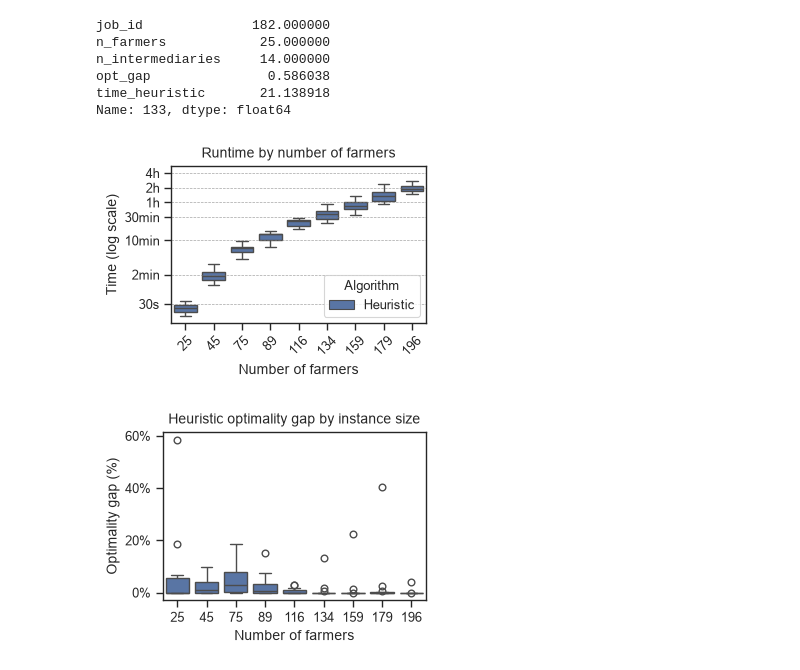
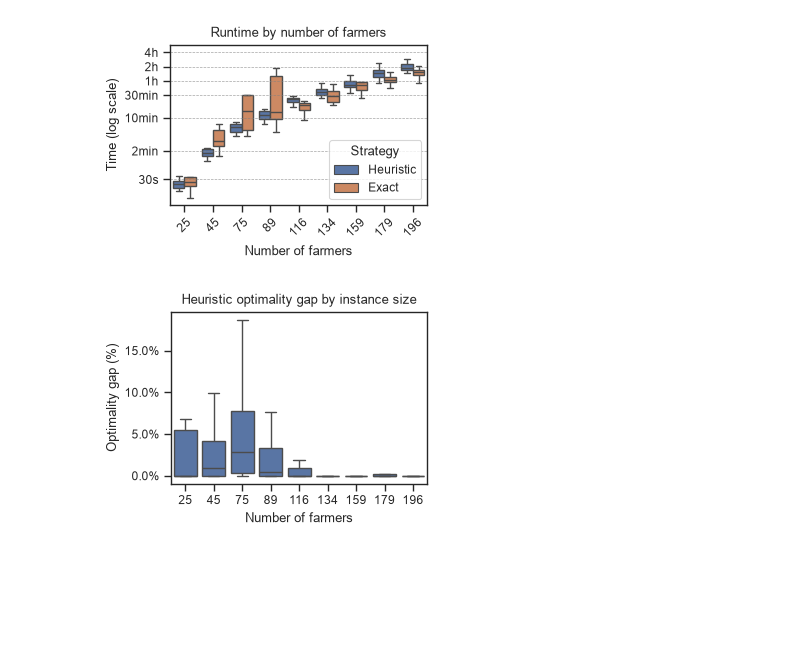
Before and after one commit to nachatjatu/StablePlatformMatching, a Jupyter notebook: notebooks/exp_4_results.ipynb, the cells around one changed output. Drawn from its saved outputs; the diff is of its cells as text; code cells hidden in the pictures; blank space fills up the shorter version.

```diff
--- a/notebooks/exp_4_results.ipynb
+++ b/notebooks/exp_4_results.ipynb
@@ -70,8 +66,9 @@ for file in all_jsons:
             "job_id": metadata["job_id"],
             "n_farmers": idx_to_n_farmers[metadata["job_id"] % 14],
             "n_intermediaries": idx_to_n_ints[metadata["job_id"] % 14],
+            "strategy": "heuristic",
             "opt_gap": None,
-            "time_heuristic": None,
+            "time": None,
         }
     else:
         summary = payload["run"]["summary"]
@@ -84,7 +81,8 @@ for file in all_jsons:
             "n_farmers": len(farmers),
             "n_intermediaries": len(intermediaries),
             "opt_gap": summary["rel_gap"],
-            "time_heuristic": summary["total_time"],
+            "strategy": "heuristic",
+            "time": summary["total_time"],
         }
 
     data.append(row)
@@ -127,31 +136,6 @@ df_joint = pd.concat([df])
-# %%
-df_joint.iloc[df_joint.opt_gap.argmax()]
-# %% [output]
-job_id              182.000000
-n_farmers            25.000000
-n_intermediaries     14.000000
-opt_gap               0.586038
-time_heuristic       21.138918
-Name: 133, dtype: float64
 # %%
-from matplotlib.ticker import FixedLocator, FixedFormatter
-import matplotlib.pyplot as plt
-import seaborn as sns
-
-plt.rcParams.update({
-    "font.size": 10,
-    "axes.labelsize": 10,
-    "axes.titlesize": 10,
-    "xtick.labelsize": 9,
-    "ytick.labelsize": 9,
-    "legend.fontsize": 9
-})
-
 time_data_melted = df_joint.melt(
-    id_vars='n_farmers',
-    value_vars=['time_heuristic'],
-    var_name='Time Type',
-    value_name='Time'
+    id_vars=["n_farmers"], value_vars=["time_x", "time_y"], value_name="Time", var_name="Strategy"
 )
 
 time_data_filtered = (
@@ -163,15 +147,19 @@ time_data_filtered = (
 # seconds -> hours
 time_data_filtered['Time'] = time_data_filtered['Time'] / 3600
 
+label_mapping = {"time_x": "Heuristic", "time_y": "Exact"}
+time_data_filtered["Strategy"] = time_data_filtered["Strategy"].map(label_mapping)
+
 plt.figure(figsize=(3.5, 2.6))
 
 ax = sns.boxplot(
     data=time_data_filtered,
     x='n_farmers',
     y='Time',
-    hue='Time Type',
-    showfliers=False
+    showfliers=False,
+    hue='Strategy'
 )
+
 
 # Logarithmic y-axis
 ax.set_yscale('log')
@@ -216,44 +204,27 @@ ax.set_title('Runtime by number of farmers')
 ax.set_xlabel('Number of farmers')
 ax.set_ylabel('Time (log scale)')
 
-# Legend
-handles, legend_labels = ax.get_legend_handles_labels()
-
-legend_labels = [
-    'Heuristic' if label == 'time_heuristic'
-    else 'Exact' if label == 'time_exact'
-    else label
-    for label in legend_labels
-]
-
-ax.legend(
-    handles,
-    legend_labels,
-    title='Algorithm',
-    loc='lower right'
-)
-
 plt.xticks(rotation=45)
 plt.tight_layout()
+plt.savefig("../figures/exp_4/runtime_farmers.png", bbox_inches='tight', dpi=300)
 plt.show()
 # %% [output]
-[figure, old version]
+[figure, new version]
 # %%
-from matplotlib.ticker import PercentFormatter
-
 gap_data_filtered = df.query("n_farmers <= 196")
 
 # Create the boxplot for opt_gap
 plt.figure(figsize=(3.5, 2.6))
-sns.boxplot(data=gap_data_filtered, x='n_farmers', y='opt_gap', showfliers=True)
+sns.boxplot(data=gap_data_filtered, x='n_farmers', y='opt_gap', showfliers=False)
 
 # Format y-axis as percentage
 plt.gca().yaxis.set_major_formatter(PercentFormatter(xmax=1))
 
 plt.title('Heuristic optimality gap by instance size')
 plt.xlabel('Number of farmers')
 plt.ylabel('Optimality gap (%)')
 plt.tight_layout()
+plt.savefig("../figures/exp_4/heur_opt_gaps.png", bbox_inches='tight', dpi=300)
 plt.show()
 # %% [output]
-[figure, old version]
+[figure, new version]
```
Also changed, not shown: parts of 6 cells of this notebook, 56 other files.
